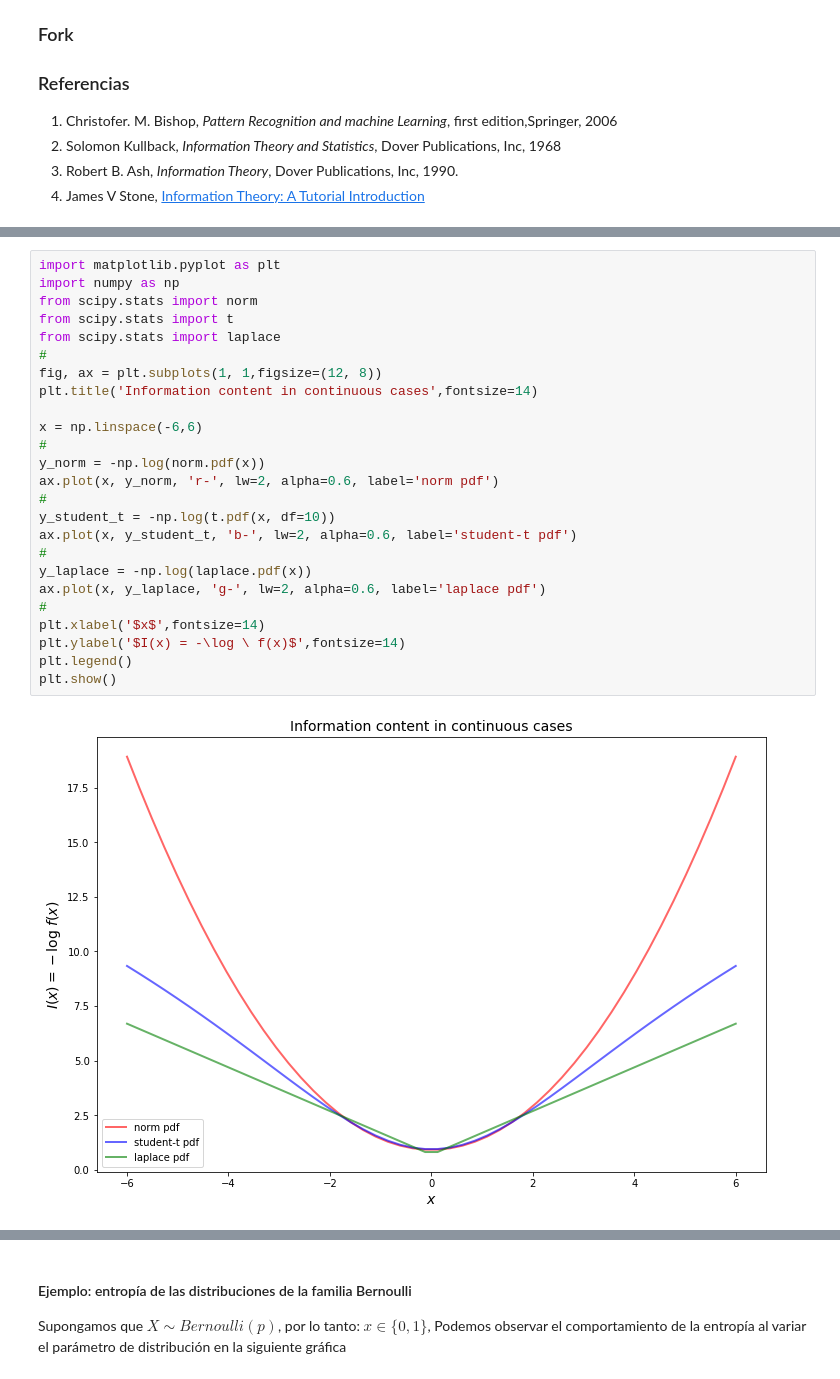
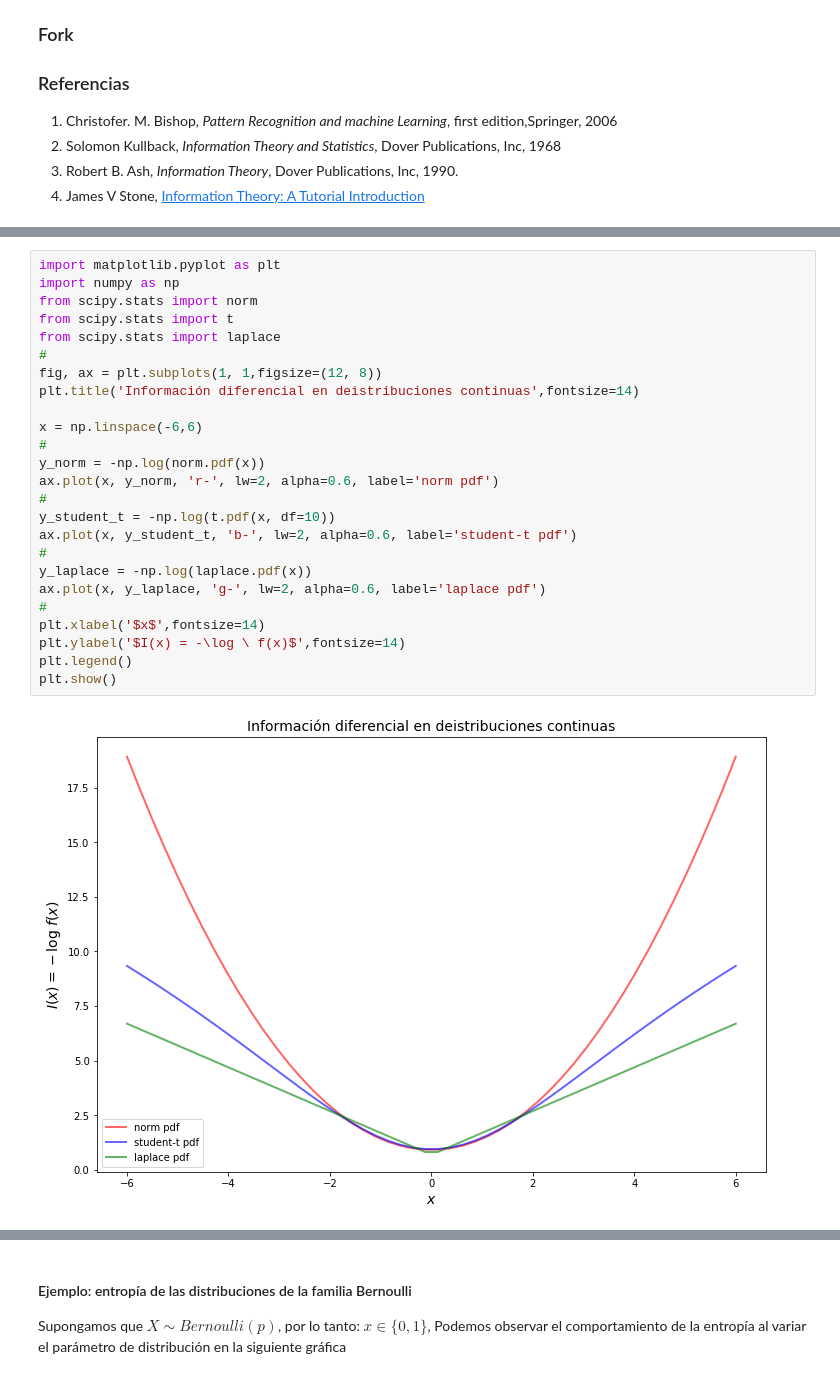
Before and after one commit to AprendizajeProfundo/Ciencia-de-Datos, a Jupyter notebook: Cuadernos/Teoria_Informacion.ipynb, the cells around one changed output, grey strips where cells are left out. Drawn from its saved outputs; the diff is of its cells as text.

```diff
--- a/Cuadernos/Teoria_Informacion.ipynb
+++ b/Cuadernos/Teoria_Informacion.ipynb
@@ -74,28 +81,28 @@ Para una distribución continua general con densidad $ f(x) $, el contenido de i
 # %%
 import matplotlib.pyplot as plt
 import numpy as np
 from scipy.stats import norm
 from scipy.stats import t
 from scipy.stats import laplace
 #
 fig, ax = plt.subplots(1, 1,figsize=(12, 8))
-plt.title('Information content in continuous cases',fontsize=14)
+plt.title('Información diferencial en deistribuciones continuas',fontsize=14)
 
 x = np.linspace(-6,6)
 #
 y_norm = -np.log(norm.pdf(x))
 ax.plot(x, y_norm, 'r-', lw=2, alpha=0.6, label='norm pdf')
 #
 y_student_t = -np.log(t.pdf(x, df=10))
 ax.plot(x, y_student_t, 'b-', lw=2, alpha=0.6, label='student-t pdf')
 #
 y_laplace = -np.log(laplace.pdf(x))
 ax.plot(x, y_laplace, 'g-', lw=2, alpha=0.6, label='laplace pdf')
 #
 plt.xlabel('$x$',fontsize=14)
 plt.ylabel('$I(x) = -\log \ f(x)$',fontsize=14)
 plt.legend()
 plt.show()
 # %% [output]
-[figure, old version]
+[figure, new version]
 # %% [markdown]
```
Also changed, not shown: parts of 4 cells of this notebook, 2 other files.
